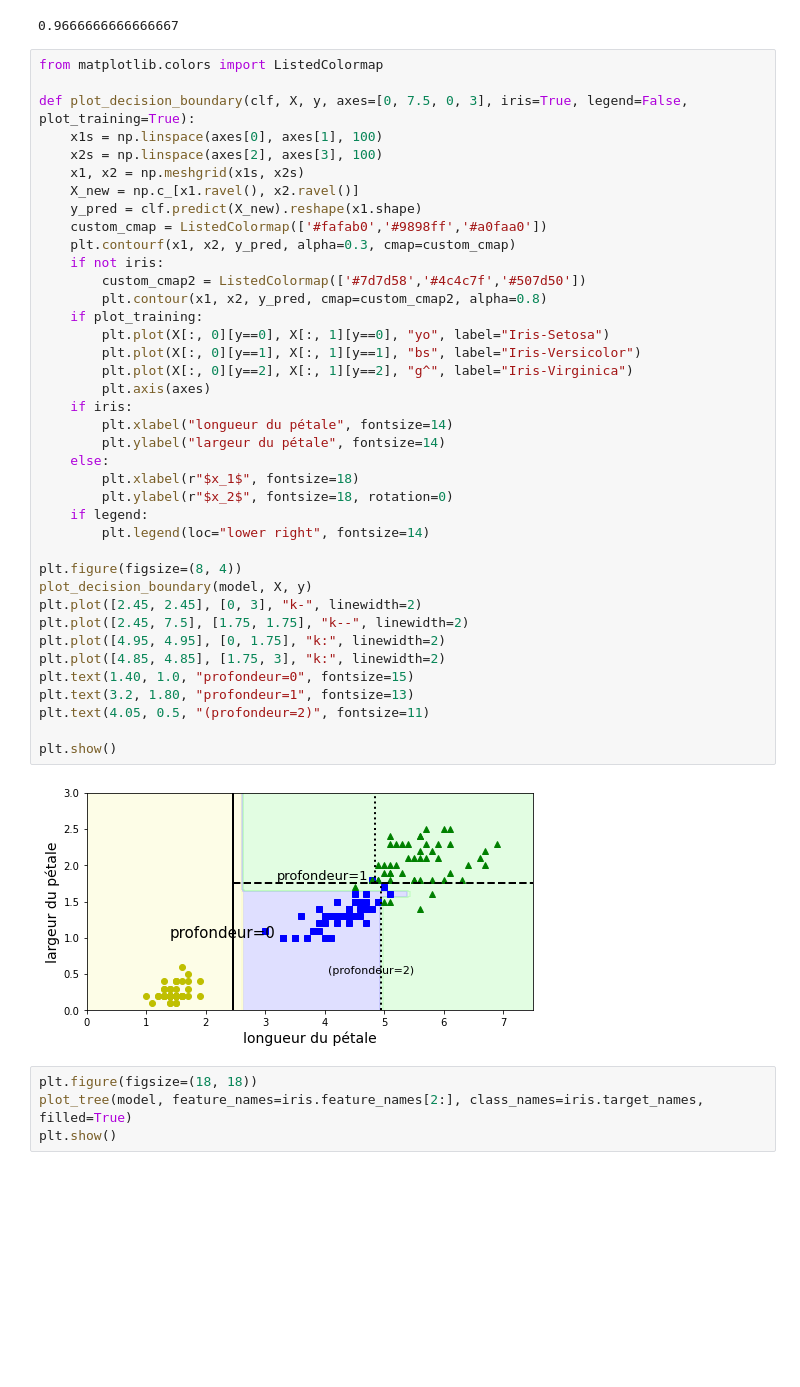
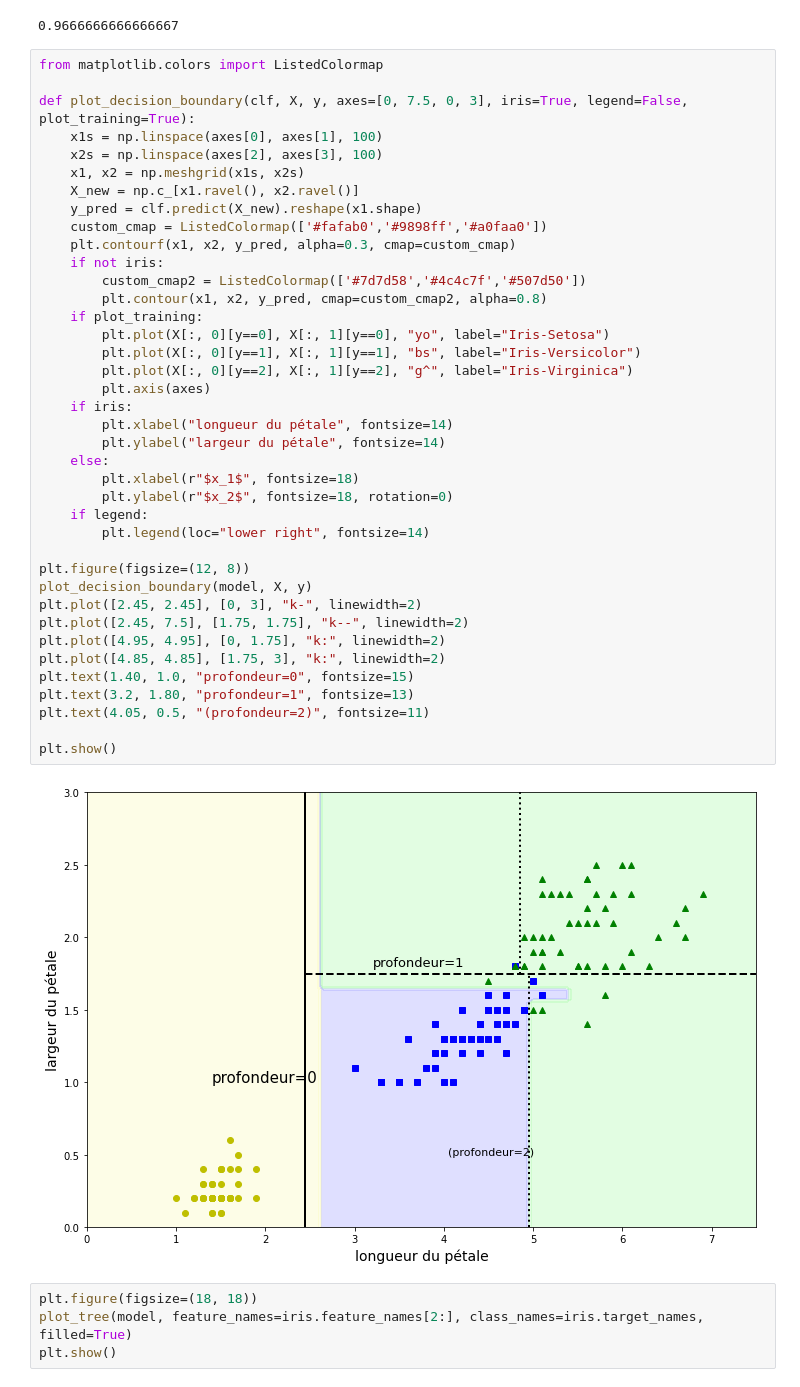
Before and after one commit to jmbernabotto/INSA2021, a Jupyter notebook: arbres de décisions.ipynb, the cells around one changed output. Cells and saved outputs as stored; diff of their text form; blank space fills up the shorter version.

```diff
--- a/arbres de décisions.ipynb
+++ b/arbres de décisions.ipynb
@@ -86,35 +86,35 @@ def plot_decision_boundary(clf, X, y, axes=[0, 7.5, 0, 3], iris=True, legend=Fal
     custom_cmap = ListedColormap(['#fafab0','#9898ff','#a0faa0'])
     plt.contourf(x1, x2, y_pred, alpha=0.3, cmap=custom_cmap)
     if not iris:
         custom_cmap2 = ListedColormap(['#7d7d58','#4c4c7f','#507d50'])
         plt.contour(x1, x2, y_pred, cmap=custom_cmap2, alpha=0.8)
     if plot_training:
         plt.plot(X[:, 0][y==0], X[:, 1][y==0], "yo", label="Iris-Setosa")
         plt.plot(X[:, 0][y==1], X[:, 1][y==1], "bs", label="Iris-Versicolor")
         plt.plot(X[:, 0][y==2], X[:, 1][y==2], "g^", label="Iris-Virginica")
         plt.axis(axes)
     if iris:
         plt.xlabel("longueur du pétale", fontsize=14)
         plt.ylabel("largeur du pétale", fontsize=14)
     else:
         plt.xlabel(r"$x_1$", fontsize=18)
         plt.ylabel(r"$x_2$", fontsize=18, rotation=0)
     if legend:
         plt.legend(loc="lower right", fontsize=14)
 
-plt.figure(figsize=(8, 4))
+plt.figure(figsize=(12, 8))
 plot_decision_boundary(model, X, y)
 plt.plot([2.45, 2.45], [0, 3], "k-", linewidth=2)
 plt.plot([2.45, 7.5], [1.75, 1.75], "k--", linewidth=2)
 plt.plot([4.95, 4.95], [0, 1.75], "k:", linewidth=2)
 plt.plot([4.85, 4.85], [1.75, 3], "k:", linewidth=2)
 plt.text(1.40, 1.0, "profondeur=0", fontsize=15)
 plt.text(3.2, 1.80, "profondeur=1", fontsize=13)
 plt.text(4.05, 0.5, "(profondeur=2)", fontsize=11)
 
 plt.show()
 # %% [output]
-[figure, old version]
+[figure, new version]
 # %%
 plt.figure(figsize=(18, 18))
 plot_tree(model, feature_names=iris.feature_names[2:], class_names=iris.target_names, filled=True)
```
Also changed, not shown: parts of 1 cell of this notebook.
